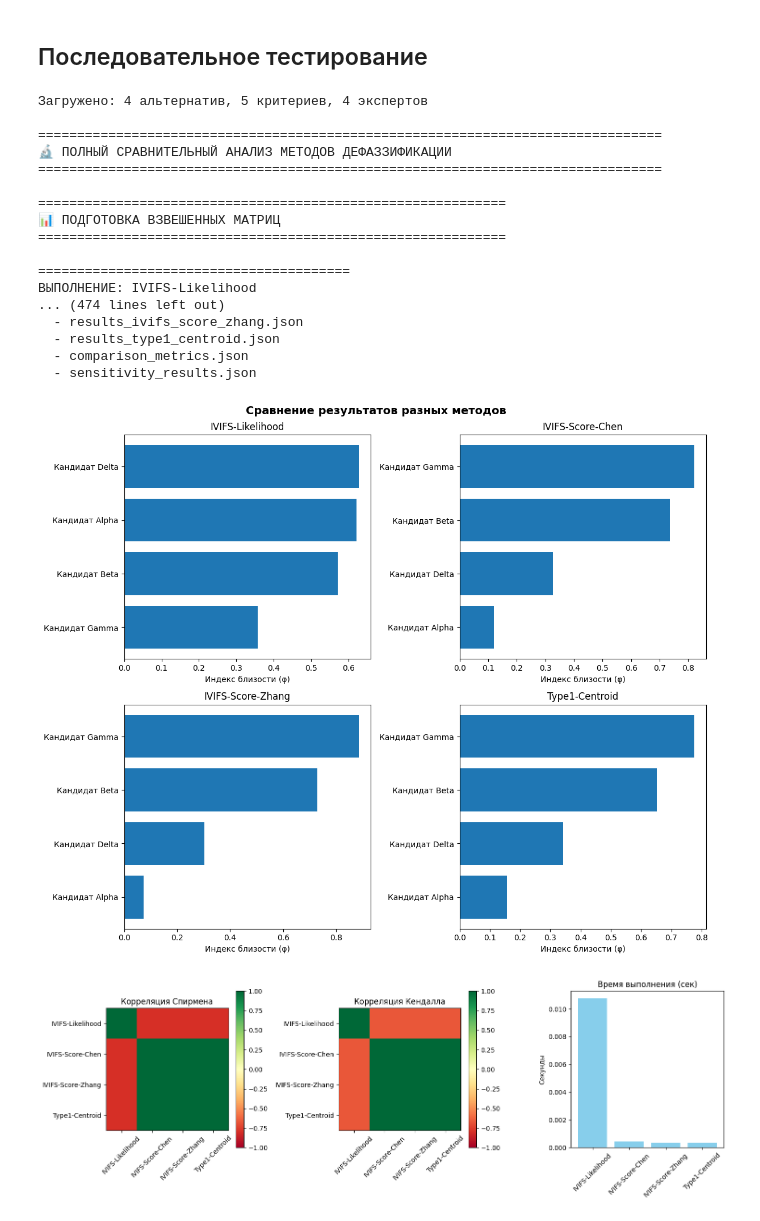
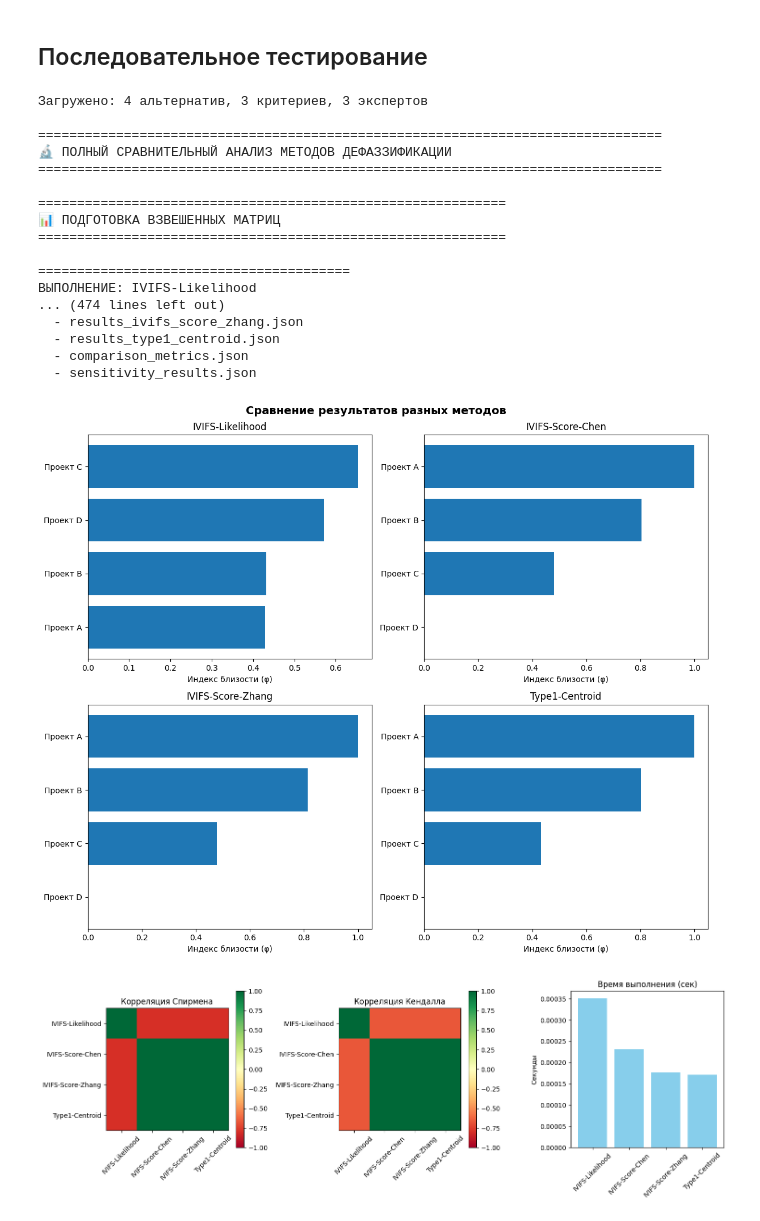
Before and after one commit to adele-zabirova/comparising-pipline-TOPSIS-L, a Jupyter notebook: comparisingpiplinetopsis.ipynb, the cells around one changed output. Cells and saved outputs as stored; diff of their text form; code cells hidden in the pictures.

```diff
--- a/comparisingpiplinetopsis.ipynb
+++ b/comparisingpiplinetopsis.ipynb
@@ -1006,34 +1013,26 @@ NameError: name 'TOPSISComparativePipeline' is not defined
 # %% [markdown]
 ## Последовательное тестирование
 # %%
-# # Простой случай
-# pipeline = TOPSISComparativePipeline('1set.json') #case_study_1_consistent.json
-# results1 = pipeline.run_comparative_analysis()
-
-# # Умеренная сложность
-# pipeline = TOPSISComparativePipeline('2set.json') #case_study_2_moderate.json
-# results2 = pipeline.run_comparative_analysis()
-
-# Сложный случай
-pipeline = TOPSISComparativePipeline('3set.json') #case_study_3_conflicting.json
-results3 = pipeline.run_comparative_analysis()
+# Простой случай
+pipeline = TOPSISComparativePipeline('1set.json') #case_study_1_consistent.json
+results1 = pipeline.run_comparative_analysis()
 # %% [output]
-Загружено: 4 альтернатив, 5 критериев, 4 экспертов
+Загружено: 4 альтернатив, 3 критериев, 3 экспертов
 
 ================================================================================
 🔬 ПОЛНЫЙ СРАВНИТЕЛЬНЫЙ АНАЛИЗ МЕТОДОВ ДЕФАЗЗИФИКАЦИИ
 ================================================================================
 
 ============================================================
 📊 ПОДГОТОВКА ВЗВЕШЕННЫХ МАТРИЦ
 ============================================================
 
 ========================================
 ВЫПОЛНЕНИЕ: IVIFS-Likelihood
 ... (474 lines left out)
   - results_ivifs_score_zhang.json
   - results_type1_centroid.json
   - comparison_metrics.json
   - sensitivity_results.json
-[figure, old version]
+[figure, new version]
-[figure, old version]
+[figure, new version]
```
Also changed, not shown: parts of 11 cells of this notebook.
